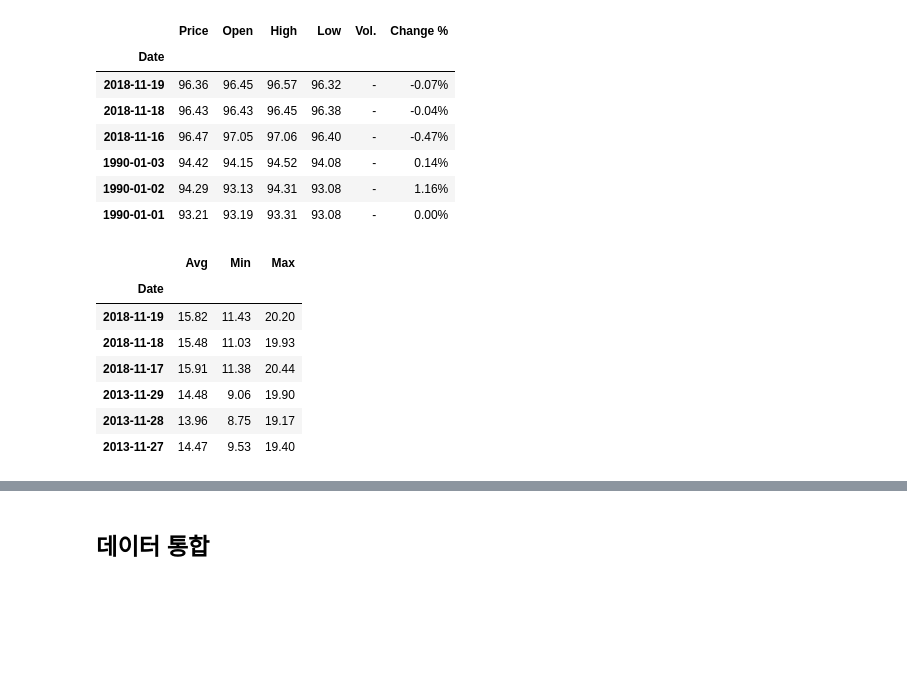
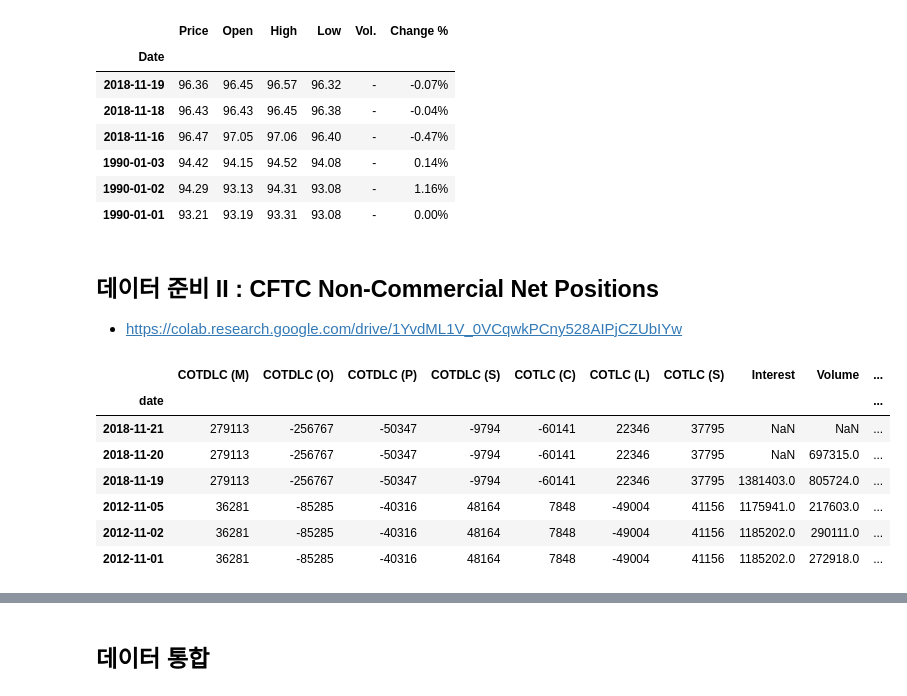
Before and after one commit to amun83/Financial-Data-Science, a Jupyter notebook: FD102_Forecasting_Natural_Gas_ETN_Prices.ipynb, the cells around one changed output, grey strips where cells are left out. Cells and saved outputs as stored; diff of their text form; code cells hidden in the pictures; blank space fills up the shorter version.

```diff
--- a/FD102_Forecasting_Natural_Gas_ETN_Prices.ipynb
+++ b/FD102_Forecasting_Natural_Gas_ETN_Prices.ipynb
@@ -113,3 +127,8 @@ with open("/gdrive/My Drive/Natural Gas Data/NG_Storage.csv", "r") as f:
 | 2018-10-26 | EIA-912 | 826 | 956 | 180 | 262 | 919 | ... |
 | 2018-11-02 | EIA-912 | 831 | 980 | 182 | 265 | 949 | ... |
 | 2018-11-09 | EIA-912 | 835 | 991 | 181 | 266 | 974 | ... |
+# %%
+# EIA Monthly Gross Withdrawals and Production
+with open("/gdrive/My Drive/Natural Gas Data/Production.csv", "r") as f:
+  df_Production = pd.read_csv(f, index_col = 0, parse_dates = True)
+  display(pd.concat([df_Production.head(3), df_Production.tail(3)]))
@@ -115,0 +144,5 @@ with open("/gdrive/My Drive/Natural Gas Data/NG_Storage.csv", "r") as f:
+# %%
+# US Temperature
+with open("/gdrive/My Drive/Natural Gas Data/Temperature.csv", "r") as f:
+  df_Temperature = pd.read_csv(f, index_col = 0, parse_dates = True)
+  display(pd.concat([df_Temperature.head(3), df_Temperature.tail(3)]))
@@ -155,17 +197,21 @@ with open("/gdrive/My Drive/Natural Gas Data/Dollar_Index.csv", "r") as f:
 | 1990-01-03 | 94.42 | 94.15 | 94.52 | 94.08 | - | 0.14% |
 | 1990-01-02 | 94.29 | 93.13 | 94.31 | 93.08 | - | 1.16% |
 | 1990-01-01 | 93.21 | 93.19 | 93.31 | 93.08 | - | 0.00% |
+# %% [markdown]
+## 데이터 준비 II : CFTC  Non-Commercial  Net Positions
+* https://colab.research.google.com/drive/1YvdML1V_0VCqwkPCny528AIPjCZUbIYw
 # %%
-# US Temperature
-with open("/gdrive/My Drive/Natural Gas Data/Temperature.csv", "r") as f:
-  df_TEMP = pd.read_csv(f, index_col = 0, parse_dates = True)
-  display(pd.concat([df_TEMP.head(3), df_TEMP.tail(3)]))
+# CFTC Weekly Non-Commercial Net Positions
+with open("/gdrive/My Drive/Natural Gas Data/CFTC.csv", "r") as f:
+  df_CFTC = pd.read_csv(f, index_col = 0, parse_dates = True)
+  display(pd.concat([df_CFTC.head(3), df_CFTC.tail(3)]))
+  # COTDLC (M)
 # %% [output]
-|  | Avg | Min | Max |
-| Date |  |  |  |
-| 2018-11-19 | 15.82 | 11.43 | 20.20 |
-| 2018-11-18 | 15.48 | 11.03 | 19.93 |
-| 2018-11-17 | 15.91 | 11.38 | 20.44 |
-| 2013-11-29 | 14.48 | 9.06 | 19.90 |
-| 2013-11-28 | 13.96 | 8.75 | 19.17 |
-| 2013-11-27 | 14.47 | 9.53 | 19.40 |
+|  | COTDLC (M) | COTDLC (O) | COTDLC (P) | COTDLC (S) | COTLC (C) | COTLC (L) | COTLC (S) | Interest | Volume | ... |
+| date |  |  |  |  |  |  |  |  |  | ... |
+| 2018-11-21 | 279113 | -256767 | -50347 | -9794 | -60141 | 22346 | 37795 | NaN | NaN | ... |
+| 2018-11-20 | 279113 | -256767 | -50347 | -9794 | -60141 | 22346 | 37795 | NaN | 697315.0 | ... |
+| 2018-11-19 | 279113 | -256767 | -50347 | -9794 | -60141 | 22346 | 37795 | 1381403.0 | 805724.0 | ... |
+| 2012-11-05 | 36281 | -85285 | -40316 | 48164 | 7848 | -49004 | 41156 | 1175941.0 | 217603.0 | ... |
+| 2012-11-02 | 36281 | -85285 | -40316 | 48164 | 7848 | -49004 | 41156 | 1185202.0 | 290111.0 | ... |
+| 2012-11-01 | 36281 | -85285 | -40316 | 48164 | 7848 | -49004 | 41156 | 1185202.0 | 272918.0 | ... |
```
Also changed, not shown: parts of 12 cells of this notebook.
